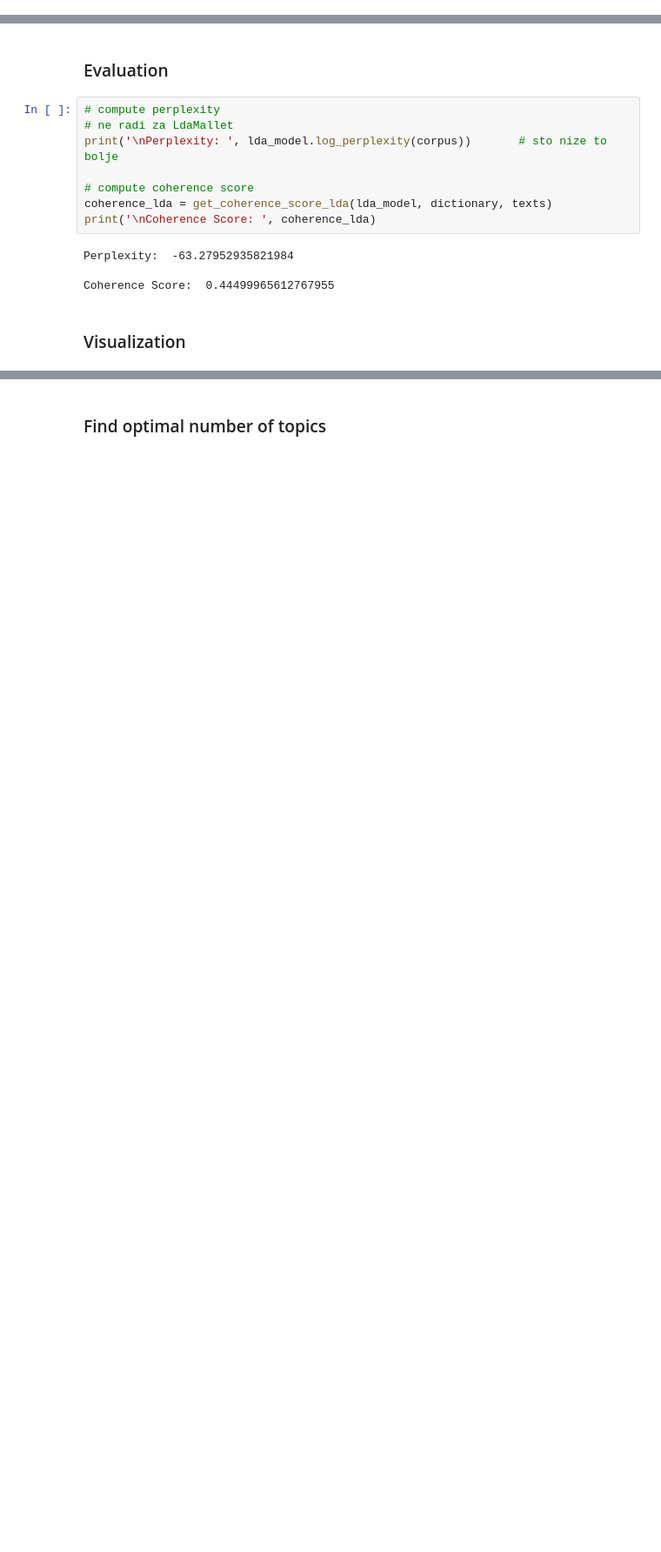
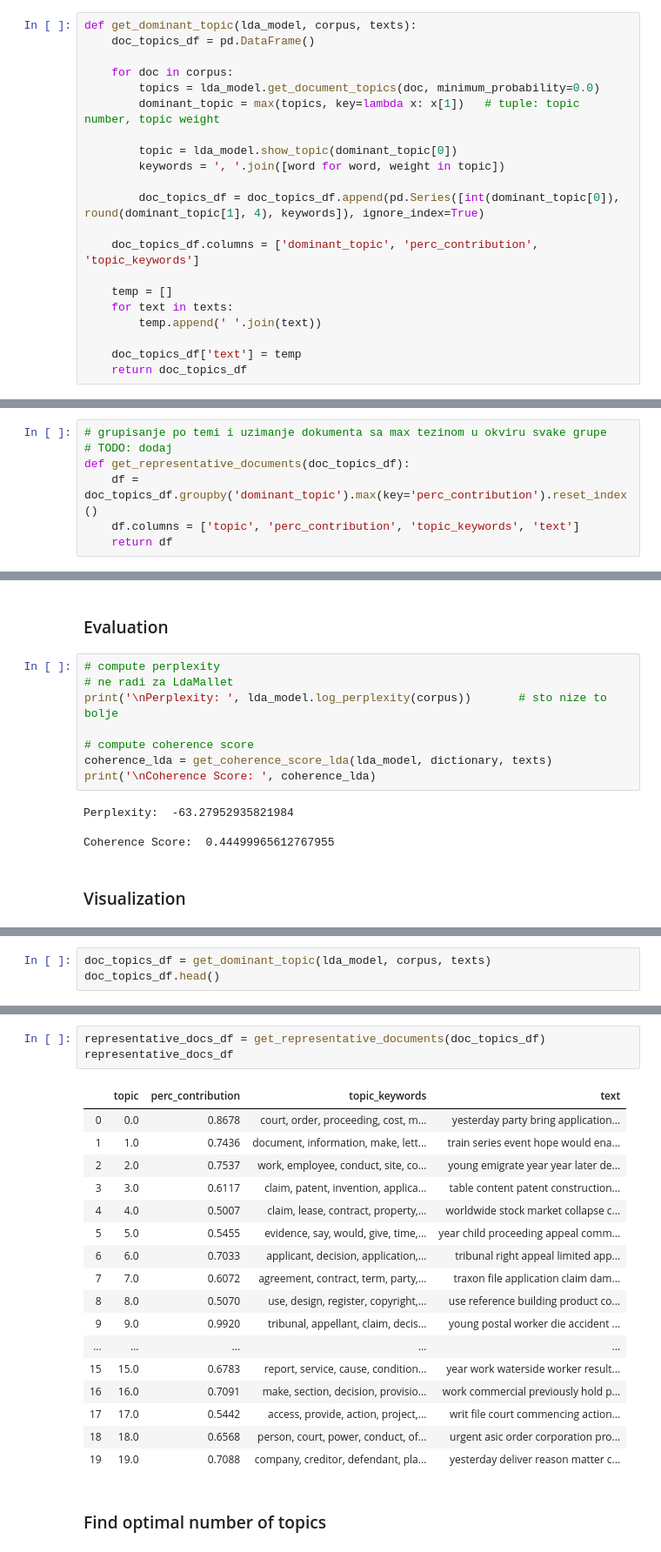
Before and after one commit to PejicM/Legal-Case-Reports-Topic-Modeling, a Jupyter notebook: topic_modeling.ipynb, the cells around one changed output, grey strips where cells are left out. Shown at 87% size. Drawn from its saved outputs; the diff is of its cells as text; blank space fills up the shorter version.

Commit message:
LDA topic modeling with exporting some dataframes...

```diff
--- a/topic_modeling.ipynb
+++ b/topic_modeling.ipynb
@@ -195,0 +230,21 @@ def topics_visualization(lda_model, corpus, dictionary):
+# %%
+def get_dominant_topic(lda_model, corpus, texts):
+    doc_topics_df = pd.DataFrame()
+
+    for doc in corpus:
+        topics = lda_model.get_document_topics(doc, minimum_probability=0.0)
+        dominant_topic = max(topics, key=lambda x: x[1])   # tuple: topic number, topic weight
+
+        topic = lda_model.show_topic(dominant_topic[0])
+        keywords = ', '.join([word for word, weight in topic])
+
+        doc_topics_df = doc_topics_df.append(pd.Series([int(dominant_topic[0]), round(dominant_topic[1], 4), keywords]), ignore_index=True)
+
+    doc_topics_df.columns = ['dominant_topic', 'perc_contribution', 'topic_keywords']
+
+    temp = []
+    for text in texts:
+        temp.append(' '.join(text))
+
+    doc_topics_df['text'] = temp
+    return doc_topics_df
@@ -195,0 +253,7 @@ def topics_visualization(lda_model, corpus, dictionary):
+# %%
+# grupisanje po temi i uzimanje dokumenta sa max tezinom u okviru svake grupe
+# TODO: dodaj
+def get_representative_documents(doc_topics_df):
+    df = doc_topics_df.groupby('dominant_topic').max(key='perc_contribution').reset_index()
+    df.columns = ['topic', 'perc_contribution', 'topic_keywords', 'text']
+    return df
@@ -325,0 +400,3 @@ topic
+# %%
+doc_topics_df = get_dominant_topic(lda_model, corpus, texts)
+doc_topics_df.head()
@@ -326,2 +410,23 @@ topic
+# %%
+representative_docs_df = get_representative_documents(doc_topics_df)
+representative_docs_df
+# %% [output]
+|  | topic | perc_contribution | topic_keywords | text |
+| 0 | 0.0 | 0.8678 | court, order, proceeding, cost, m... | yesterday party bring application... |
+| 1 | 1.0 | 0.7436 | document, information, make, lett... | train series event hope would ena... |
+| 2 | 2.0 | 0.7537 | work, employee, conduct, site, co... | young emigrate year year later de... |
+| 3 | 3.0 | 0.6117 | claim, patent, invention, applica... | table content patent construction... |
+| 4 | 4.0 | 0.5007 | claim, lease, contract, property,... | worldwide stock market collapse c... |
+| 5 | 5.0 | 0.5455 | evidence, say, would, give, time,... | year child proceeding appeal comm... |
+| 6 | 6.0 | 0.7033 | applicant, decision, application,... | tribunal right appeal limited app... |
+| 7 | 7.0 | 0.6072 | agreement, contract, term, party,... | traxon file application claim dam... |
+| 8 | 8.0 | 0.5070 | use, design, register, copyright,... | use reference building product co... |
+| 9 | 9.0 | 0.9920 | tribunal, appellant, claim, decis... | young postal worker die accident ... |
+| ... | ... | ... | ... | ... |
+| 15 | 15.0 | 0.6783 | report, service, cause, condition... | year work waterside worker result... |
+| 16 | 16.0 | 0.7091 | make, section, decision, provisio... | work commercial previously hold p... |
+| 17 | 17.0 | 0.5442 | access, provide, action, project,... | writ file court commencing action... |
+| 18 | 18.0 | 0.6568 | person, court, power, conduct, of... | urgent asic order corporation pro... |
+| 19 | 19.0 | 0.7088 | company, creditor, defendant, pla... | yesterday deliver reason matter c... |
 # %% [markdown]
 ### Find optimal number of topics
```
Also changed, not shown: parts of 36 cells of this notebook, 7 other files.
